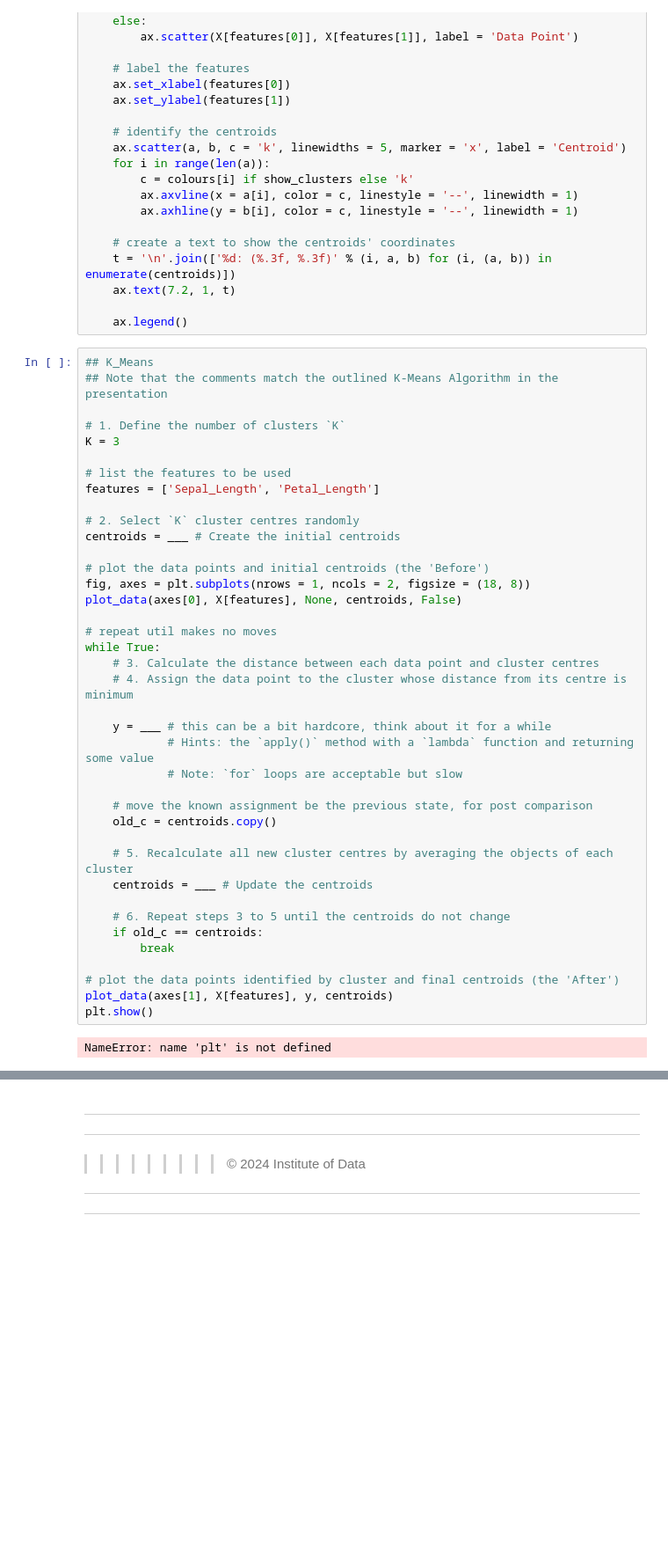
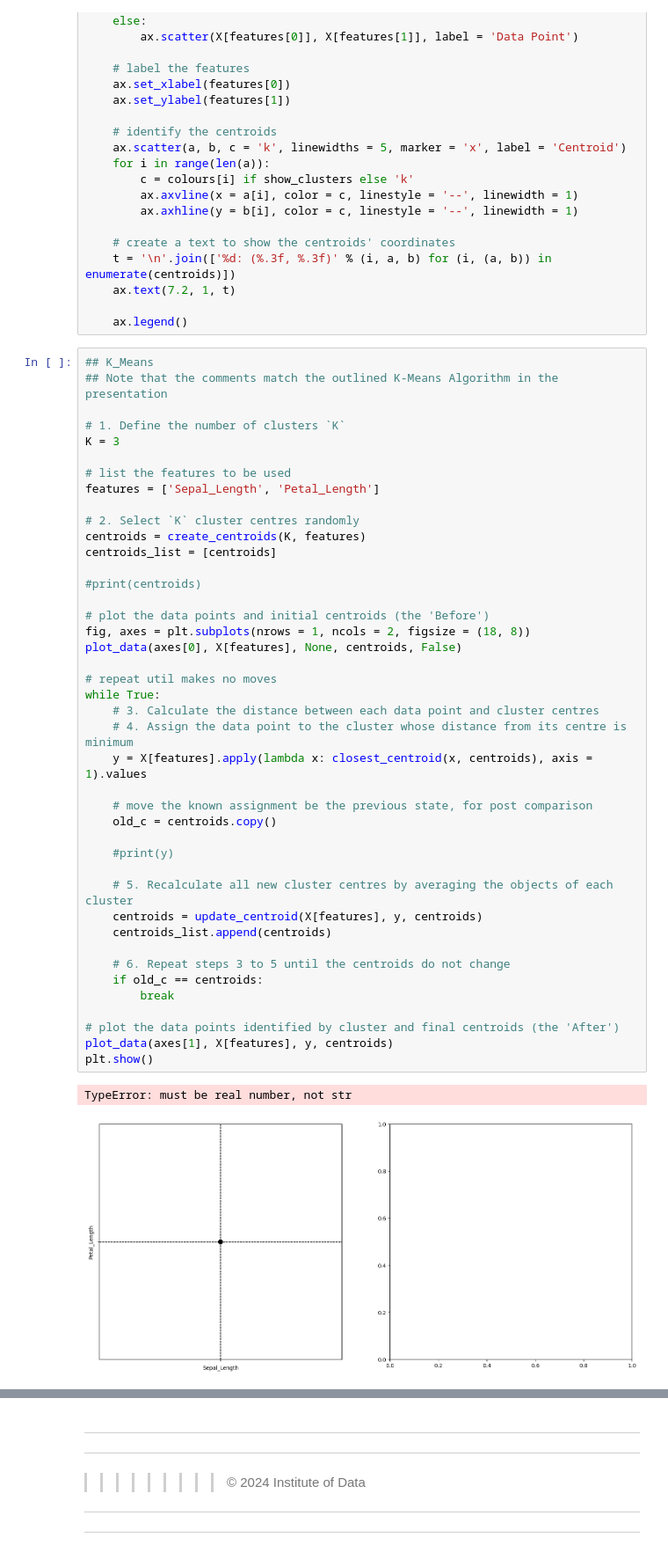
Before and after one commit to shar05melb/iod, a Jupyter notebook: Module 6/IOD_Lab-6_1.ipynb, the cells around one changed output, grey strips where cells are left out. Shown: that part at 88% size. Saved outputs shown, nothing was run; the diff lists cells and outputs as text; blank space fills up the shorter version.

```diff
--- a/Module 6/IOD_Lab-6_1.ipynb
+++ b/Module 6/IOD_Lab-6_1.ipynb
@@ -220,40 +222,44 @@ def plot_data(ax, X, y, centroids, show_clusters = True):
 # 1. Define the number of clusters `K`
 K = 3
 
 # list the features to be used
 features = ['Sepal_Length', 'Petal_Length']
 
 # 2. Select `K` cluster centres randomly
-centroids = ___ # Create the initial centroids
+centroids = create_centroids(K, features)
+centroids_list = [centroids]
+
+#print(centroids)
 
 # plot the data points and initial centroids (the 'Before')
 fig, axes = plt.subplots(nrows = 1, ncols = 2, figsize = (18, 8))
 plot_data(axes[0], X[features], None, centroids, False)
 
 # repeat util makes no moves
 while True:
     # 3. Calculate the distance between each data point and cluster centres
     # 4. Assign the data point to the cluster whose distance from its centre is minimum
-
-    y = ___ # this can be a bit hardcore, think about it for a while
-            # Hints: the `apply()` method with a `lambda` function and returning some value
-            # Note: `for` loops are acceptable but slow
+    y = X[features].apply(lambda x: closest_centroid(x, centroids), axis = 1).values
 
     # move the known assignment be the previous state, for post comparison
     old_c = centroids.copy()
 
+    #print(y)
+
     # 5. Recalculate all new cluster centres by averaging the objects of each cluster
-    centroids = ___ # Update the centroids
+    centroids = update_centroid(X[features], y, centroids)
+    centroids_list.append(centroids)
 
     # 6. Repeat steps 3 to 5 until the centroids do not change
     if old_c == centroids:
         break
 
 # plot the data points identified by cluster and final centroids (the 'After')
 plot_data(axes[1], X[features], y, centroids)
 plt.show()
 # %% [output]
-NameError: name 'plt' is not defined
+TypeError: must be real number, not str
+[figure, added]
 # %% [markdown]
 >
 # %% [markdown]
```
Also changed, not shown: parts of 4 cells of this notebook, 2 other files.
